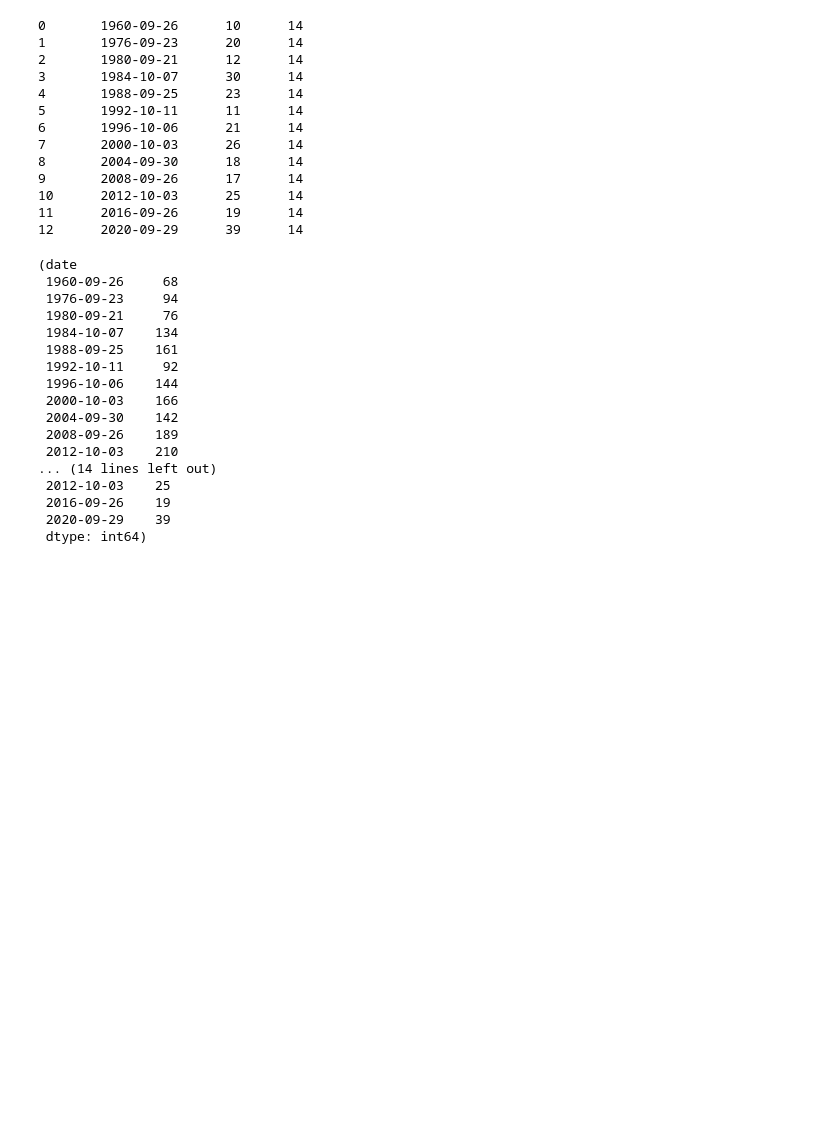
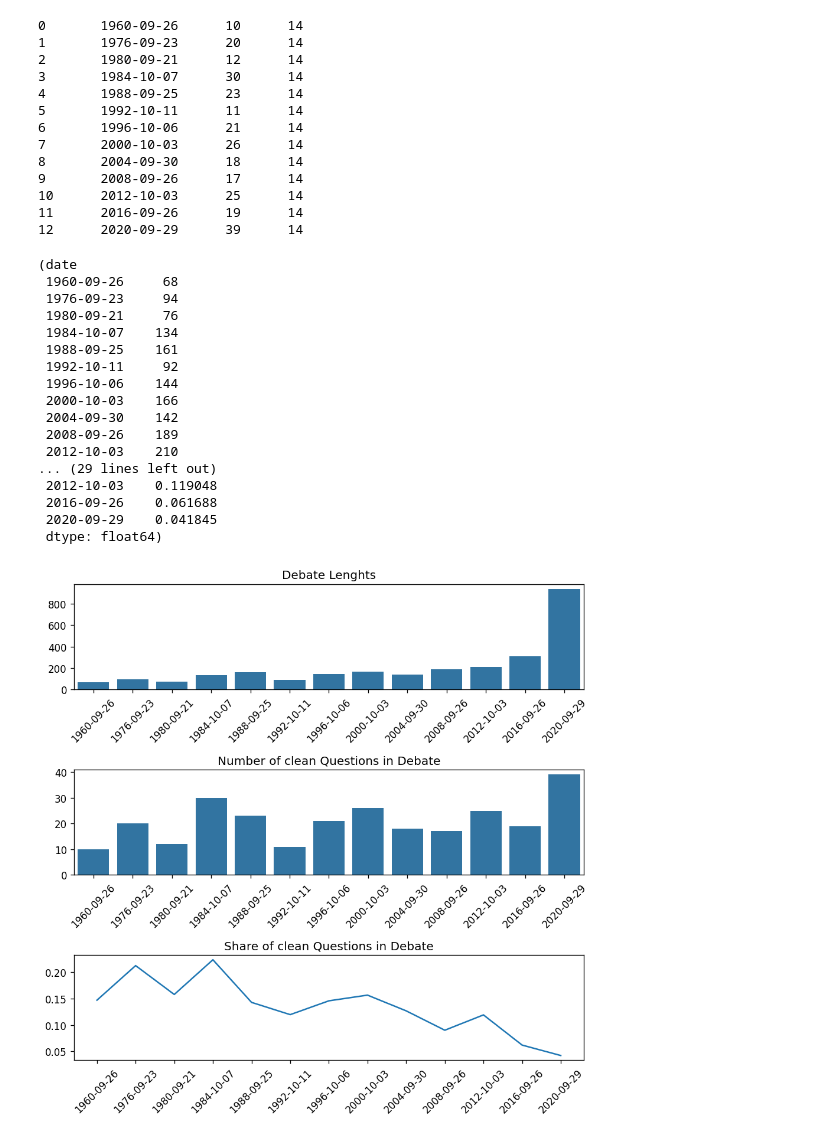
Before and after one commit to ngruenefeld/qud-for-us-presidential-debates, a Jupyter notebook: us_debates_metrics.ipynb, the cells around one changed output. Saved outputs shown, nothing was run; the diff lists cells and outputs as text; code cells hidden in the pictures; blank space fills up the shorter version.

```diff
--- a/us_debates_metrics.ipynb
+++ b/us_debates_metrics.ipynb
@@ -78,7 +78,8 @@ for i, d in enumerate(dates):
 # %%
 debate_lenghts = df.groupby("date").size()
 debate_lenghts_f = df[df["question"].notnull()].groupby("date").size()
-debate_lenghts, debate_lenghts_f
+debate_ratios = debate_lenghts_f / debate_lenghts
+debate_lenghts, debate_lenghts_f, debate_ratios
 # %% [output]
 (date
  1960-09-26     68
@@ -92,11 +93,27 @@ debate_lenghts, debate_lenghts_f
  2004-09-30    142
  2008-09-26    189
  2012-10-03    210
-... (14 lines left out)
- 2012-10-03    25
- 2016-09-26    19
- 2020-09-29    39
- dtype: int64)
+... (29 lines left out)
+ 2012-10-03    0.119048
+ 2016-09-26    0.061688
+ 2020-09-29    0.041845
+ dtype: float64)
+# %%
+fig, axs = plt.subplots(3, 1, figsize=(8, 8))
+
+sns.barplot(data=debate_lenghts, ax=axs[0]).set_title("Debate Lenghts")
+axs[0].set_xlabel(None)
+sns.barplot(data=debate_lenghts_f, ax=axs[1]).set_title("Number of clean Questions in Debate")
+axs[1].set_xlabel(None)
+sns.lineplot(data=debate_ratios, ax=axs[2]).set_title("Share of clean Questions in Debate")
+axs[2].set_xlabel(None)
+
+for ax in axs:
+    ax.tick_params(axis='x', rotation=45)
+
+fig.tight_layout()
+# %% [output]
+[figure, added]
 # %%
 df_melted = pd.melt(
     df,
```
Also changed, not shown: parts of 6 cells of this notebook.
